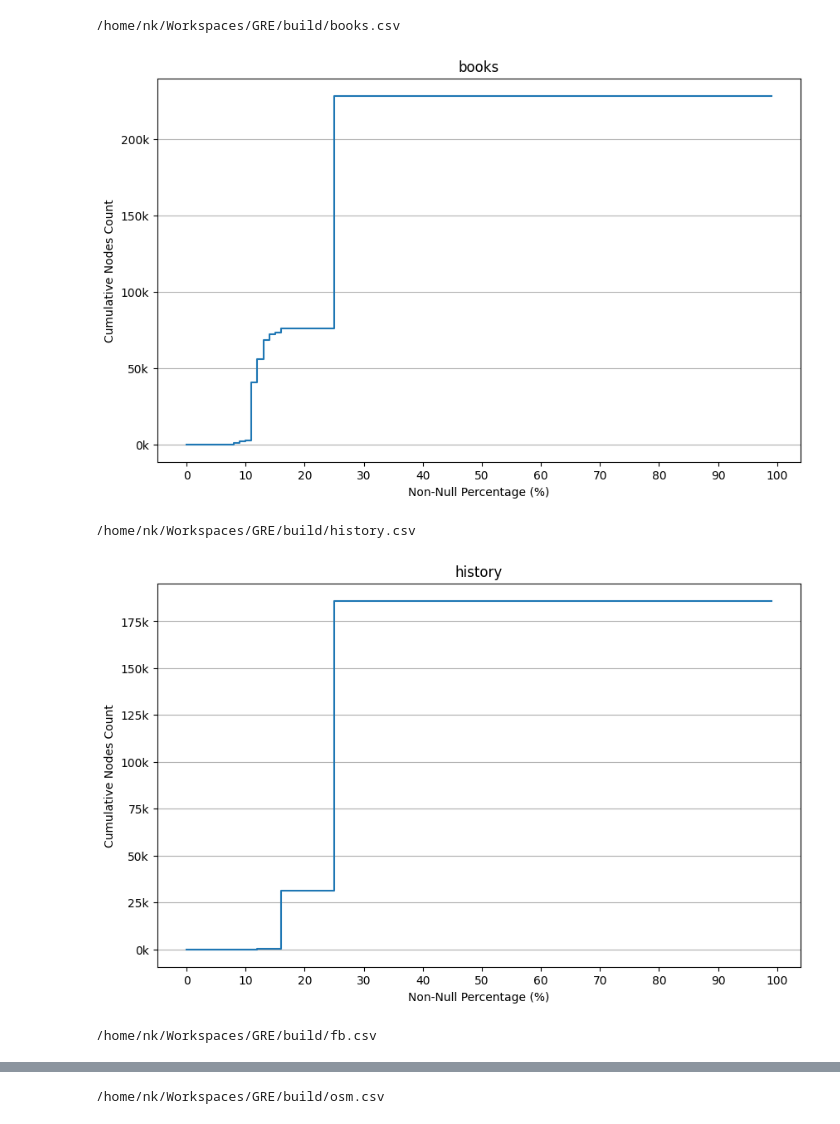
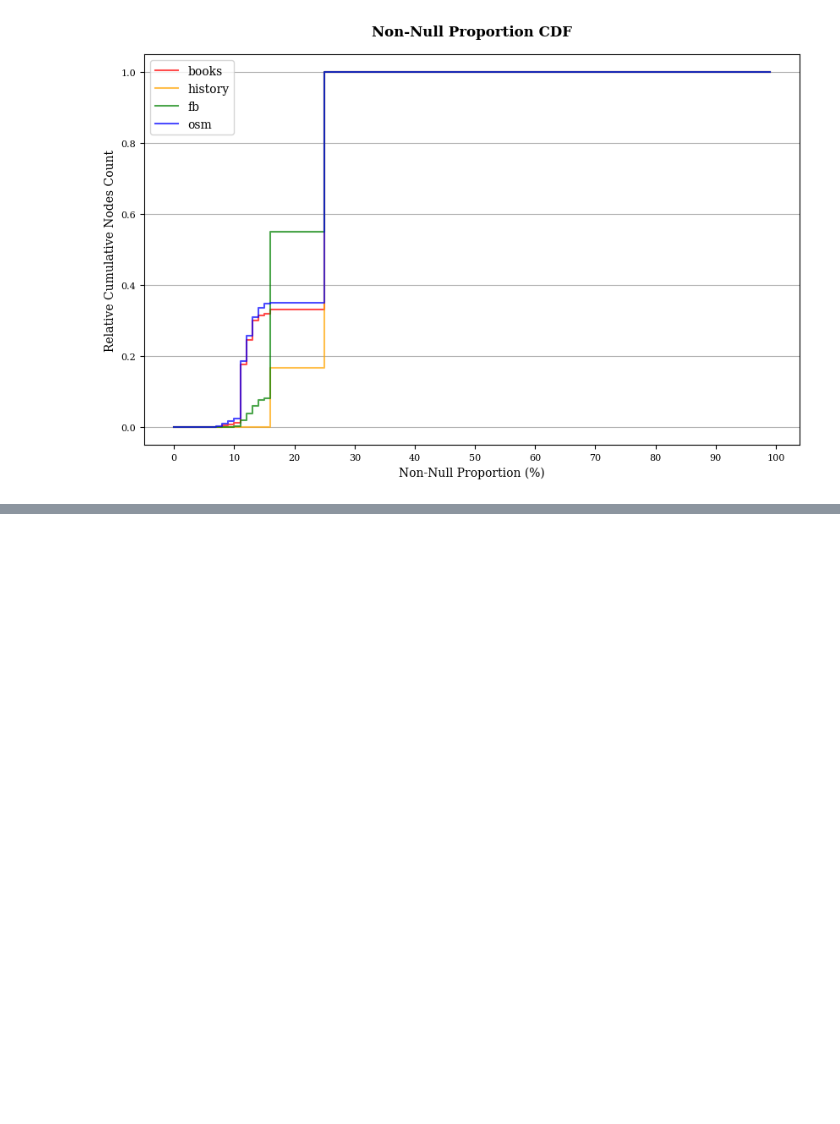
Before and after one commit to neokkk/GRE, a Jupyter notebook: scripts/cdf.ipynb, the cells around one changed output, grey strips where cells are left out. Cells and saved outputs as stored; diff of their text form; code cells hidden in the pictures; blank space fills up the shorter version.

```diff
--- a/scripts/cdf.ipynb
+++ b/scripts/cdf.ipynb
@@ -12,37 +12,42 @@ def to_k(y, pos):
 # %%
 datasets = ['books', 'history', 'fb', 'osm']
 # colors = ['#4E79A7', '#F28E2B', '#59A14F', '#E15759']
-colors = ['blue', 'red', 'green', 'orange']
+colors = ['red', 'orange', 'green', 'blue']
 
 build_path = os.path.join(os.path.dirname(os.path.dirname(os.path.abspath('__file__'))), 'build')
+
+plt.rcParams['font.family'] = 'serif'
+plt.rcParams['font.serif'] = ['Times New Roman'] + plt.rcParams['font.serif']
 # %%
 csv_file_names = [os.path.join(build_path, f'{dataset}.csv') for dataset in datasets]
 
-formatter = FuncFormatter(to_k)
+plt.figure(figsize=(10, 6))
 
-for file_name in csv_file_names:
-    print(file_name)
-    df = pd.read_csv(file_name, header=None)
+for i, file_name in enumerate(csv_file_names):
+    try:
+      df = pd.read_csv(file_name, header=None)
+    except Exception as e:
+      continue
+
+    total_count = len(df)
     total_values = df.iloc[2:, 0].astype(float)
     null_values = df.iloc[2:, 1].astype(float)
-    null_percentages = ((total_values - null_values) / total_values) * 100
+    non_null_percentages = ((total_values - null_values) / total_values) * 100
     percent_intervals = np.arange(0, 101, 1)
-    counts, _ = np.histogram(null_percentages, bins=percent_intervals)
+    counts, _ = np.histogram(non_null_percentages, bins=percent_intervals)
+    counts = np.asarray(counts) / total_count
     cumulative_counts = np.cumsum(counts)
 
-    # 누적 분포 그래프 그리기
-    plt.figure(figsize=(10, 6))
-    plt.plot(percent_intervals[:-1], cumulative_counts, drawstyle='steps-post')
-    plt.xlabel('Non-Null Percentage (%)')
-    plt.ylabel('Cumulative Nodes Count')
-    plt.xticks(np.arange(0, 101, 10))  # x축 눈금 설정
-    plt.gca().yaxis.set_major_formatter(formatter)
-    plt.grid(axis='y')
-    plt.title(file_name.split('/')[-1].split('.')[0])
-    plt.show()
+    plt.plot(percent_intervals[:-1], cumulative_counts,
+             drawstyle='steps-post', color=colors[i % len(colors)], alpha=0.7, label=file_name.split('/')[-1].split('.')[0])
+
+plt.xlabel('Non-Null Proportion (%)', fontdict={'weight': 'bold'})
+plt.ylabel('Relative Cumulative Nodes Count', fontdict={'weight': 'bold'})
+plt.xticks(np.arange(0, 101, 10), size=8)
+plt.yticks(size=8)
+plt.grid(axis='y')
+plt.legend()
+plt.title('Non-Null Proportion CDF', fontdict={'size': 12, 'weight': 'bold'}, pad=16)
+plt.show()
 # %% [output]
-/home/nk/Workspaces/GRE/build/books.csv
-[figure, old version]
+[figure, new version]
-/home/nk/Workspaces/GRE/build/history.csv
-[figure, removed]
-/home/nk/Workspaces/GRE/build/fb.csv
@@ -50 +53,0 @@ for file_name in csv_file_names:
-/home/nk/Workspaces/GRE/build/osm.csv
```
Also changed, not shown: parts of 3 cells of this notebook.
